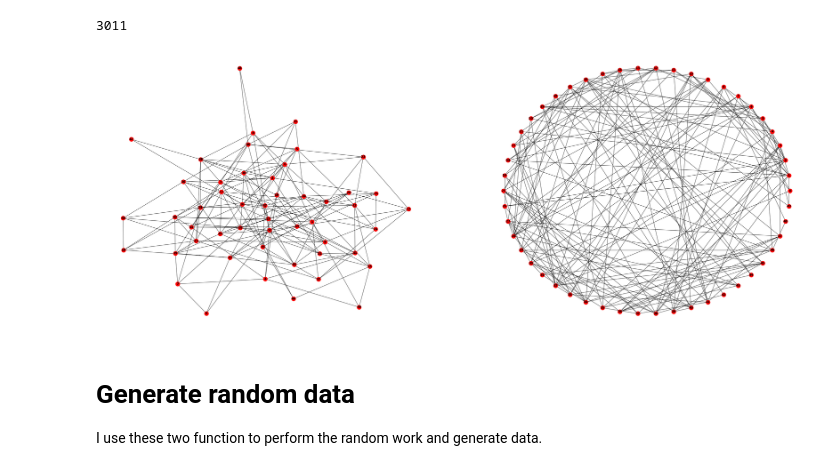
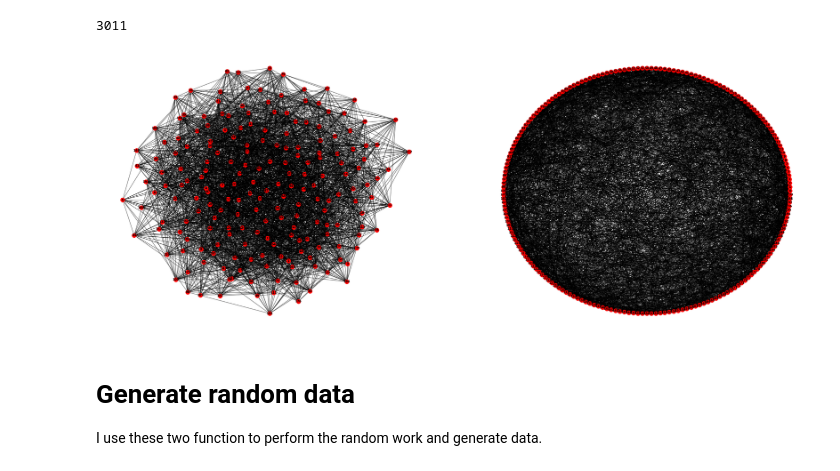
Before and after one commit to ChihchengHsieh/P700, a Jupyter notebook: DataGenerate/Generating_data.ipynb, the cells around one changed output. Saved outputs shown, nothing was run; the diff lists cells and outputs as text; code cells hidden in the pictures.

```diff
--- a/DataGenerate/Generating_data.ipynb
+++ b/DataGenerate/Generating_data.ipynb
@@ -15,11 +15,11 @@ G.number_of_edges()
 # %%
 fig, ax = plt.subplots(figsize= (50,20))
 plt.subplot(122)
-nx.draw_shell(er,with_labels=True, font_weight='bold')
+nx.draw_shell(G,with_labels=True, font_weight='bold')
 plt.subplot(121)
-nx.draw(er, with_labels=True, font_weight='bold')
+nx.draw(G, with_labels=True, font_weight='bold')
 # %% [output]
-[figure, old version]
+[figure, new version]
 # %% [markdown]
 # Generate random data
 
```
Also changed, not shown: parts of 2 cells of this notebook, 2 other files.
